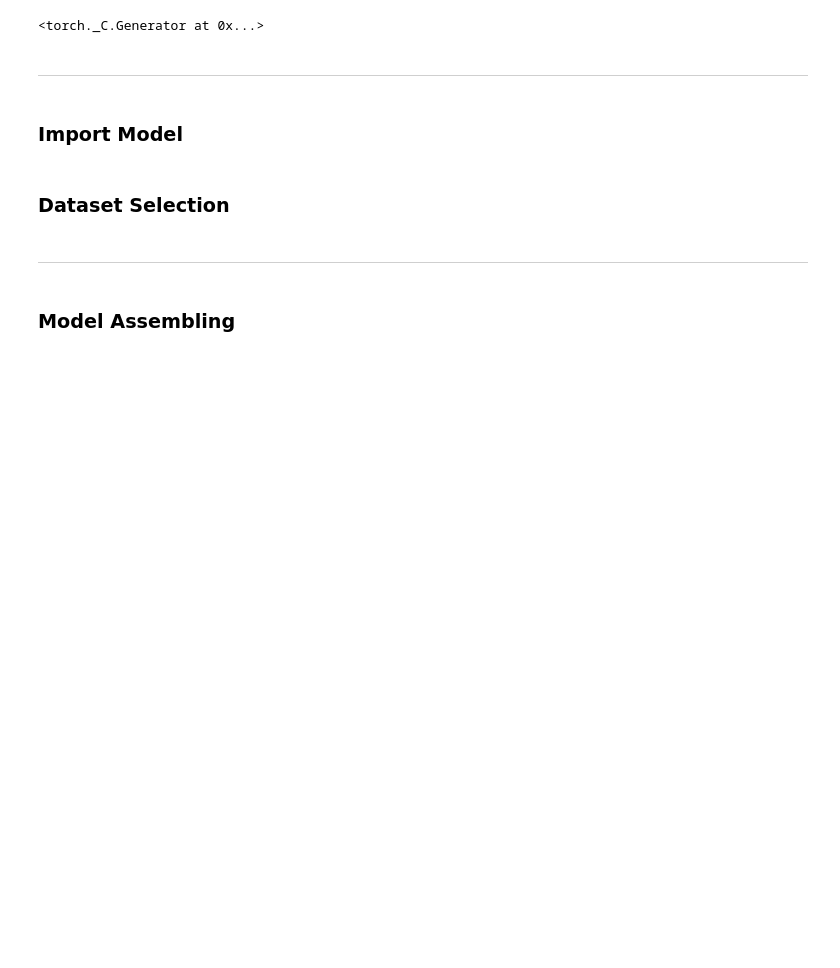
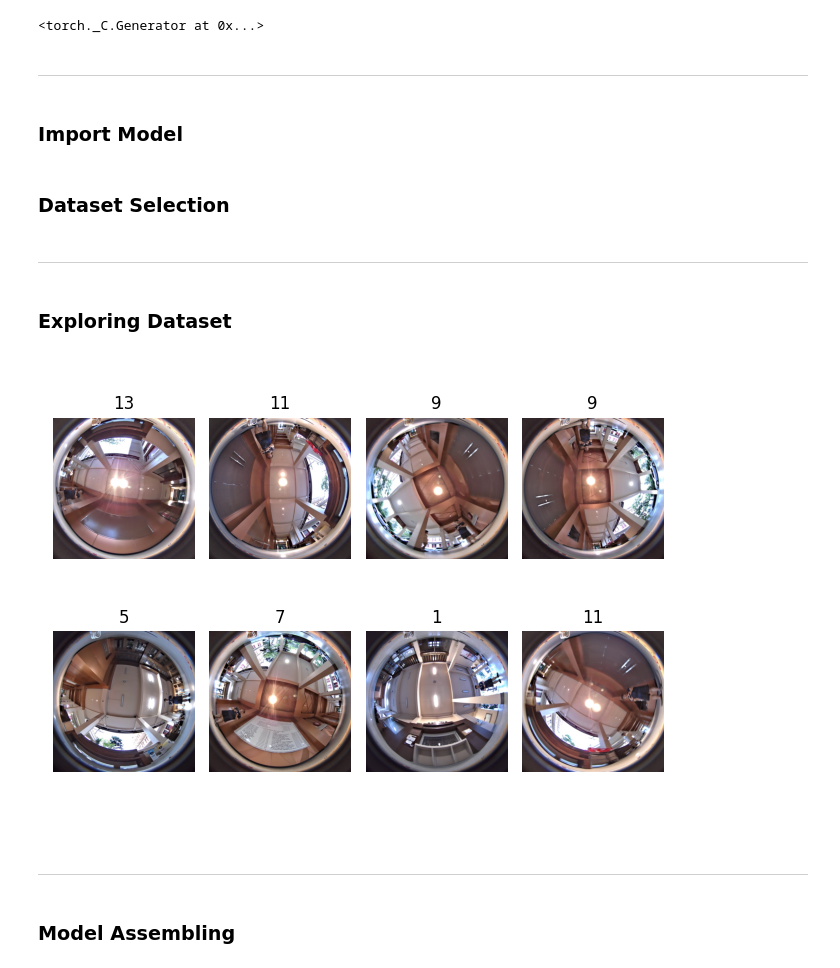
Before and after one commit to tutorgaming/fisheye-vpr, a Jupyter notebook: notebooks/YOFO-BasicPipeline.ipynb, the cells around one changed output. Cells and saved outputs as stored; diff of their text form; code cells hidden in the pictures; blank space fills up the shorter version.

Commit message:
Update Dataset Visualization for cropping checking

```diff
--- a/notebooks/YOFO-BasicPipeline.ipynb
+++ b/notebooks/YOFO-BasicPipeline.ipynb
@@ -98,0 +99,7 @@ dataset = ISL2_3Places_Fisheye_Dataset()
+# %%
+from dataloaders.eng3_floor1_fisheye import ENG3_Floor1_Fisheye_Dataset
+dataset = ENG3_Floor1_Fisheye_Dataset()
+# %% [markdown]
+---
+# %% [markdown]
+### Exploring Dataset
@@ -98,0 +108,34 @@ dataset = ISL2_3Places_Fisheye_Dataset()
+# %%
+def visualize_batch(batch, classes, dataset_type):
+    # initialize a figure
+    fig = plt.figure("{} batch".format(dataset_type))
+    BSIZE = 8
+    figsize=(BSIZE, BSIZE)
+    # loop over the batch size
+    for i in range(0, BSIZE):
+        # create a subplot
+        ax = plt.subplot(2, 4, i + 1)
+        # grab the image, convert it from channels first ordering to
+        # channels last ordering, and scale the raw pixel intensities
+        # to the range [0, 255]
+        image = batch[0][i].cpu().numpy()
+        image = image.transpose((1, 2, 0))
+        image = (image * 255.0).astype("uint8")
+        # grab the label id and get the label from the classes list
+        idx = batch[1][i]
+        label = classes[idx]
+        # show the image along with the label
+        plt.imshow(image)
+        plt.title(label)
+        plt.axis("off")
+    # show the plot
+    plt.tight_layout()
+    plt.show()
+# %%
+# Display the output
+train_batch = next(iter(dataset.train_dataloader))
+train_class = dataset.dataset.classes
+# %%
+visualize_batch(train_batch, train_class, "train")
+# %% [output]
+[figure, added]
```
Also changed, not shown: parts of 9 cells of this notebook.
